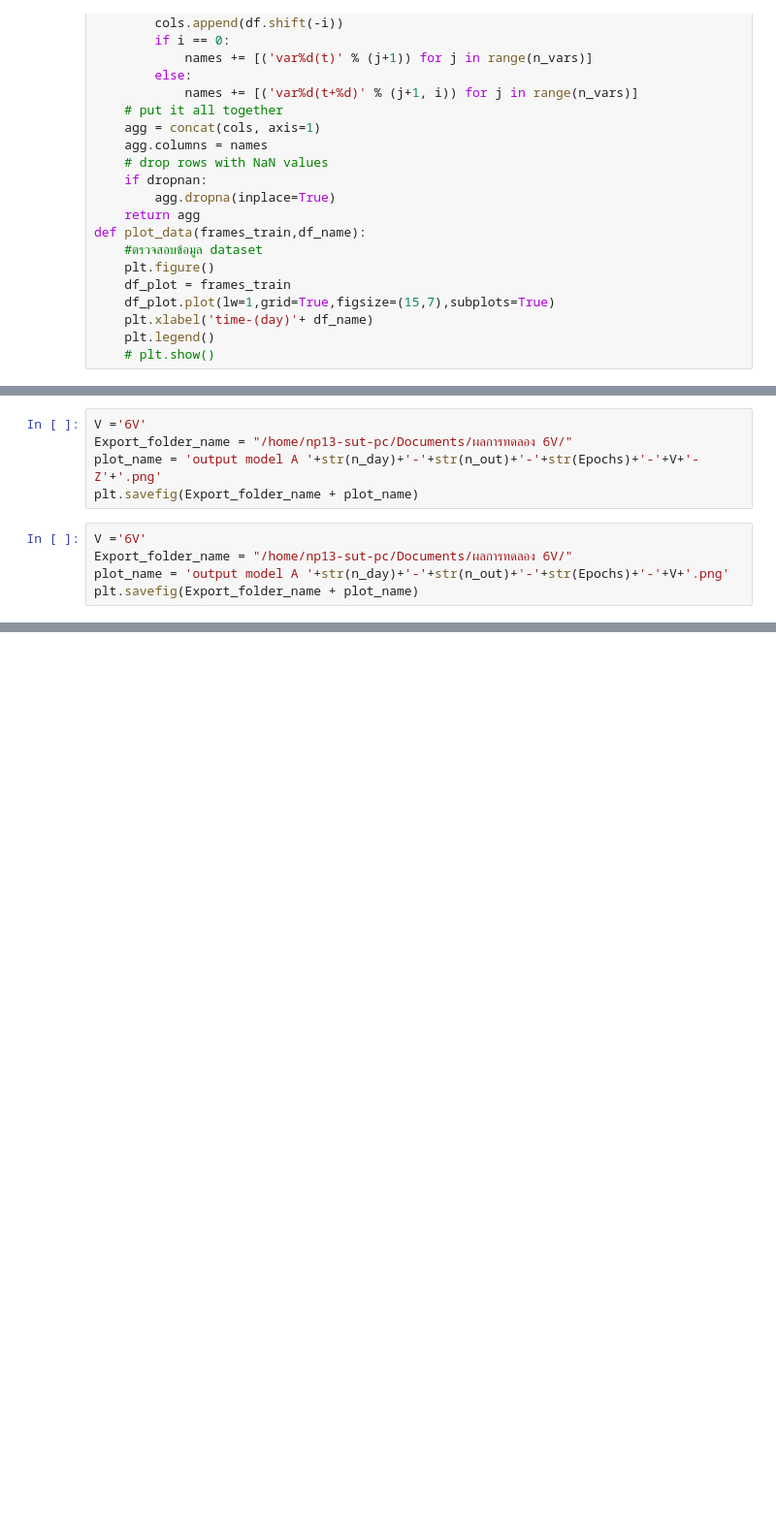
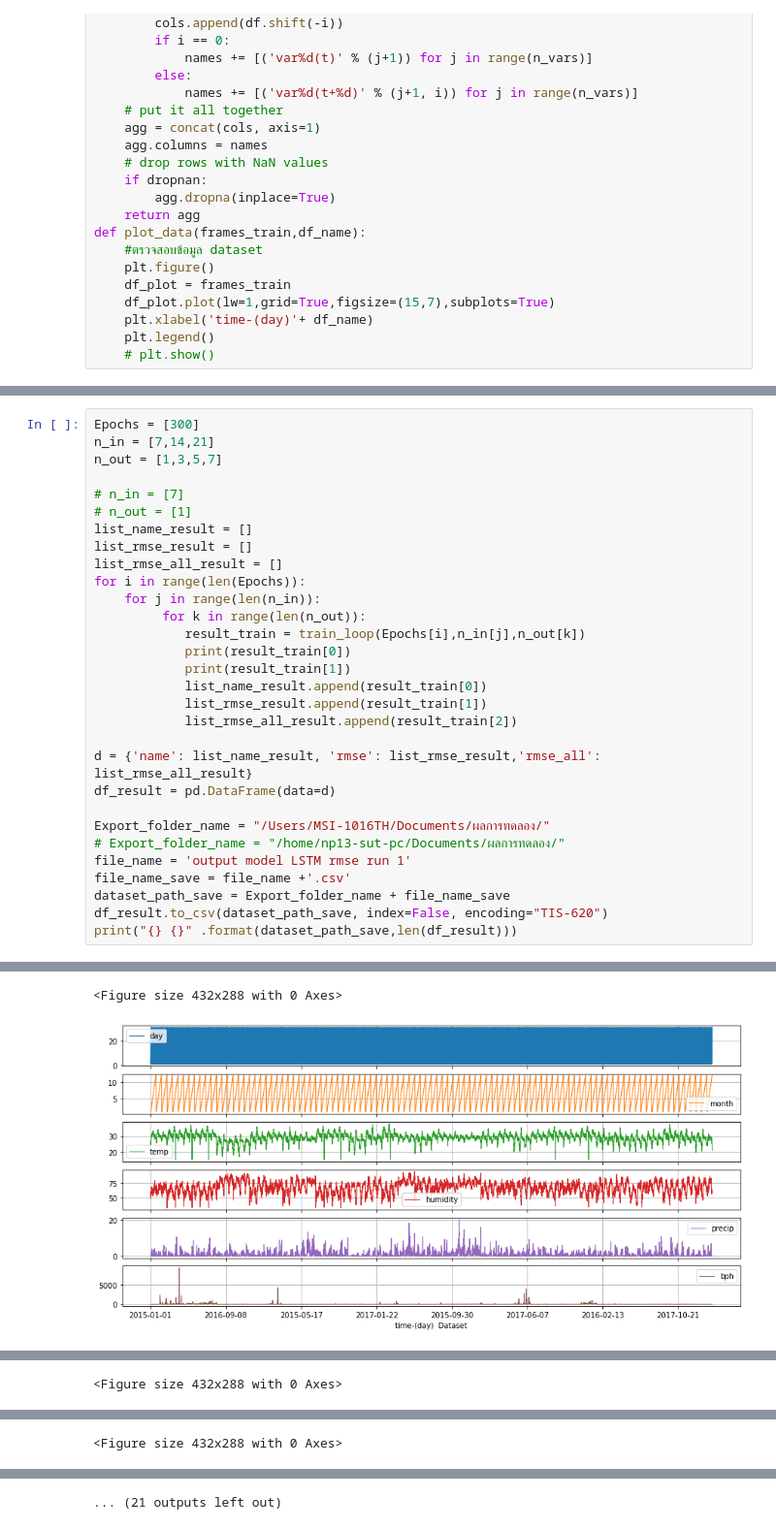
Before and after one commit to D6200763-SUT/SUT_Rice_Project_2021, a Jupyter notebook: Result-1_Multivariate_LSTM_model_Time-series Model-A R2.ipynb, the cells around one changed output, grey strips where cells are left out. Shown at 97% size. Saved outputs shown, nothing was run; the diff lists cells and outputs as text; blank space fills up the shorter version.

```diff
--- a/Result-1_Multivariate_LSTM_model_Time-series Model-A R2.ipynb
+++ b/Result-1_Multivariate_LSTM_model_Time-series Model-A R2.ipynb
@@ -780,10 +596,31 @@ plt2.savefig(Export_folder_name + plot_name)
-# %%
-V ='6V'
-Export_folder_name = "/home/np13-sut-pc/Documents/ผลการทดลอง 6V/"
-plot_name = 'output model A '+str(n_day)+'-'+str(n_out)+'-'+str(Epochs)+'-'+V+'-Z'+'.png'
-plt.savefig(Export_folder_name + plot_name)
-# %%
-V ='6V'
-Export_folder_name = "/home/np13-sut-pc/Documents/ผลการทดลอง 6V/"
-plot_name = 'output model A '+str(n_day)+'-'+str(n_out)+'-'+str(Epochs)+'-'+V+'.png'
-plt.savefig(Export_folder_name + plot_name)
+# %%
+Epochs = [300]
+n_in = [7,14,21]
+n_out = [1,3,5,7]
+
+# n_in = [7]
+# n_out = [1]
+list_name_result = []
+list_rmse_result = []
+list_rmse_all_result = []
+for i in range(len(Epochs)):
+    for j in range(len(n_in)):
+         for k in range(len(n_out)):
+            result_train = train_loop(Epochs[i],n_in[j],n_out[k])
+            print(result_train[0])
+            print(result_train[1])
+            list_name_result.append(result_train[0])
+            list_rmse_result.append(result_train[1])
+            list_rmse_all_result.append(result_train[2])
+
+d = {'name': list_name_result, 'rmse': list_rmse_result,'rmse_all': list_rmse_all_result}
+df_result = pd.DataFrame(data=d)
+
+Export_folder_name = "/Users/MSI-1016TH/Documents/ผลการทดลอง/"
+# Export_folder_name = "/home/np13-sut-pc/Documents/ผลการทดลอง/"
+file_name = 'output model LSTM rmse run 1'
+file_name_save = file_name +'.csv'
+dataset_path_save = Export_folder_name + file_name_save
+df_result.to_csv(dataset_path_save, index=False, encoding="TIS-620")
+print("{} {}" .format(dataset_path_save,len(df_result)))
+# %% [output]
@@ -789,0 +644,2 @@ plt.savefig(Export_folder_name + plot_name)
+<Figure size 432x288 with 0 Axes>
+[figure, added]
@@ -789,0 +664 @@ plt.savefig(Export_folder_name + plot_name)
+<Figure size 432x288 with 0 Axes>
@@ -789,0 +684 @@ plt.savefig(Export_folder_name + plot_name)
+<Figure size 432x288 with 0 Axes>
@@ -789,0 +687 @@ plt.savefig(Export_folder_name + plot_name)
+... (21 outputs left out)
```
Also changed, not shown: parts of 6 cells of this notebook, 6 other files.
